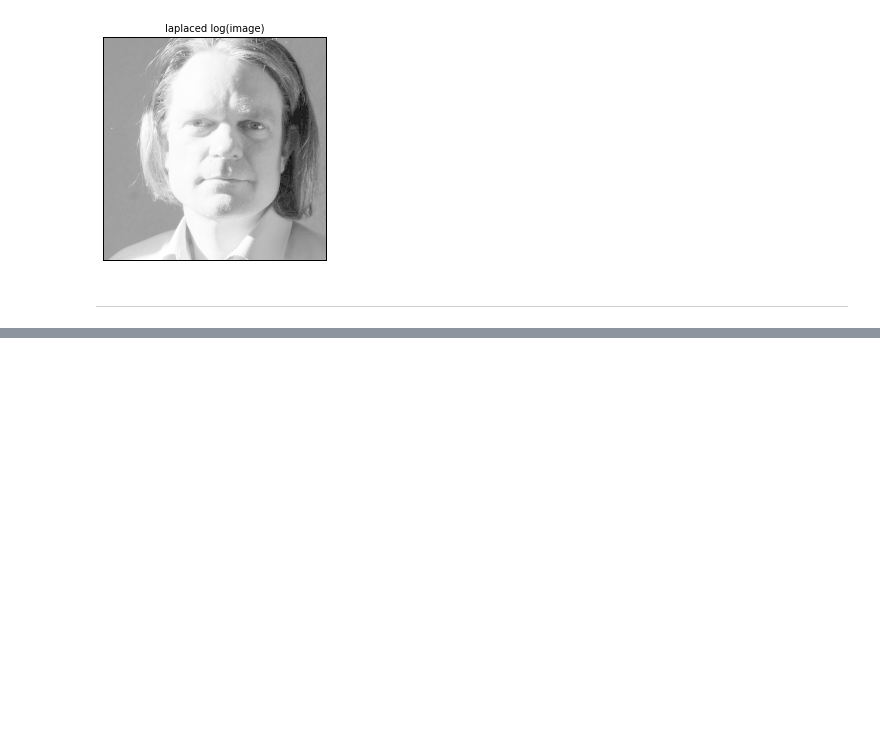
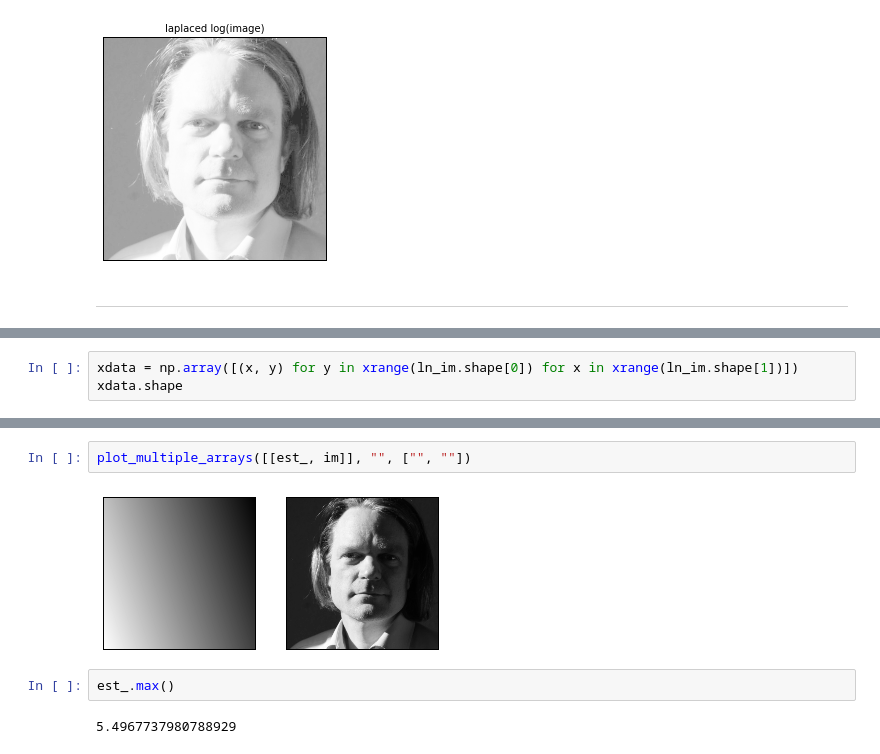
Before and after one commit to motjuste/imgproc2-repo, a Jupyter notebook: Task2 Research.ipynb, the cells around one changed output, grey strips where cells are left out. Cells and saved outputs as stored; diff of their text form; blank space fills up the shorter version.

```diff
--- a/Task2 Research.ipynb
+++ b/Task2 Research.ipynb
@@ -117,0 +84,3 @@ plot_multiple_arrays([[lapl_im]], "", [""])
+# %%
+xdata = np.array([(x, y) for y in xrange(ln_im.shape[0]) for x in xrange(ln_im.shape[1])])
+xdata.shape
@@ -117,0 +125,8 @@ plot_multiple_arrays([[lapl_im]], "", [""])
+# %%
+plot_multiple_arrays([[est_, im]], "", ["", ""])
+# %% [output]
+[figure, added]
+# %%
+est_.max()
+# %% [output]
+5.4967737980788929
```
Also changed, not shown: parts of 18 cells of this notebook, 1 other file.
